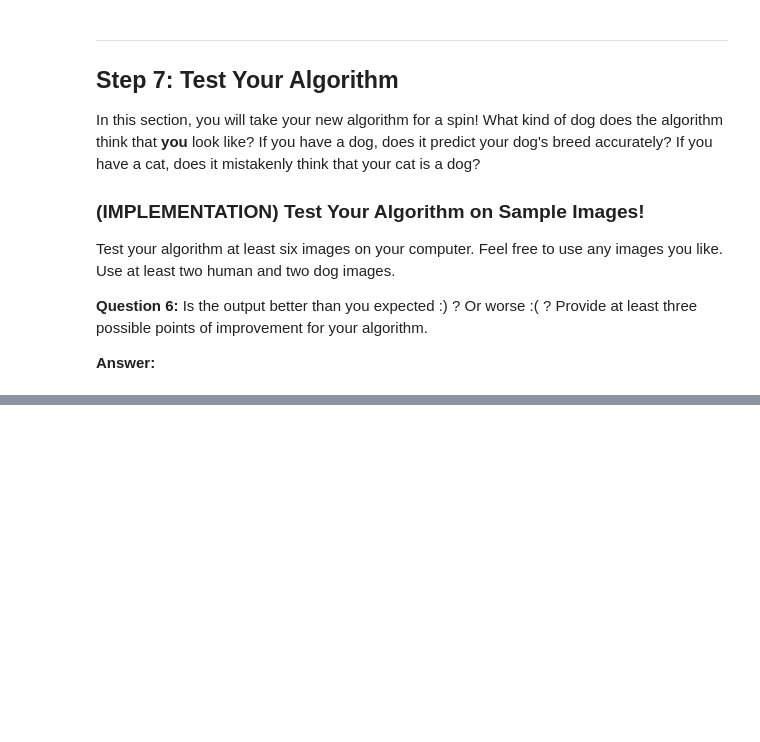
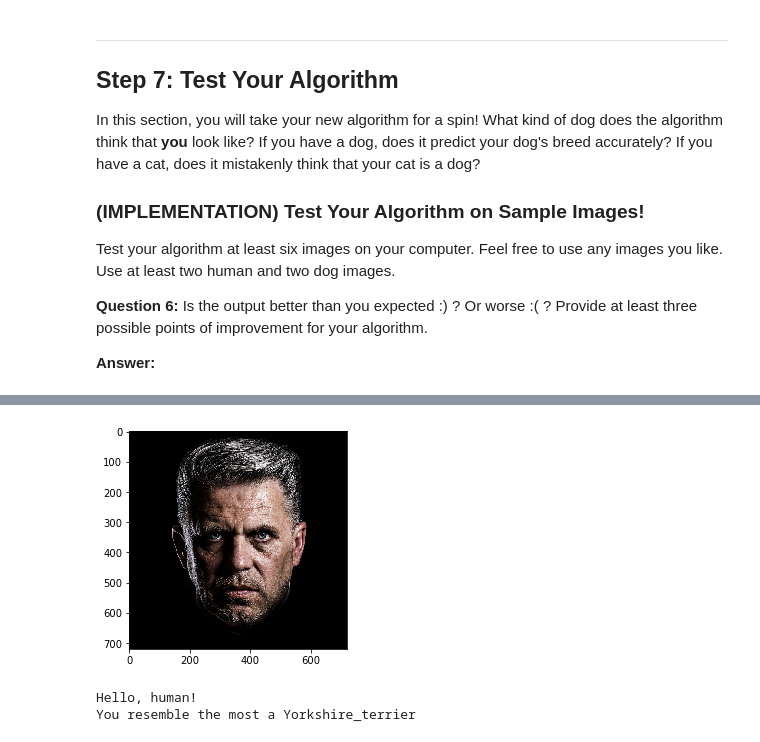
Before and after one commit to RoetGer/AIND2-dog-project, a Jupyter notebook: dog_app.ipynb, the cells around one changed output, grey strips where cells are left out. Saved outputs shown, nothing was run; the diff lists cells and outputs as text; code cells hidden in the pictures; blank space fills up the shorter version.

```diff
--- a/dog_app.ipynb
+++ b/dog_app.ipynb
@@ -925,0 +926,6 @@ example. Different Hyperparameters or regularization methods (e.g. BatchNormaliz
+# %%
+dog_breed_identifier('myImages/human1.jpg')
+# %% [output]
+[figure, added]
+Hello, human!
+You resemble the most a Yorkshire_terrier
```
Also changed, not shown: parts of 21 cells of this notebook.
